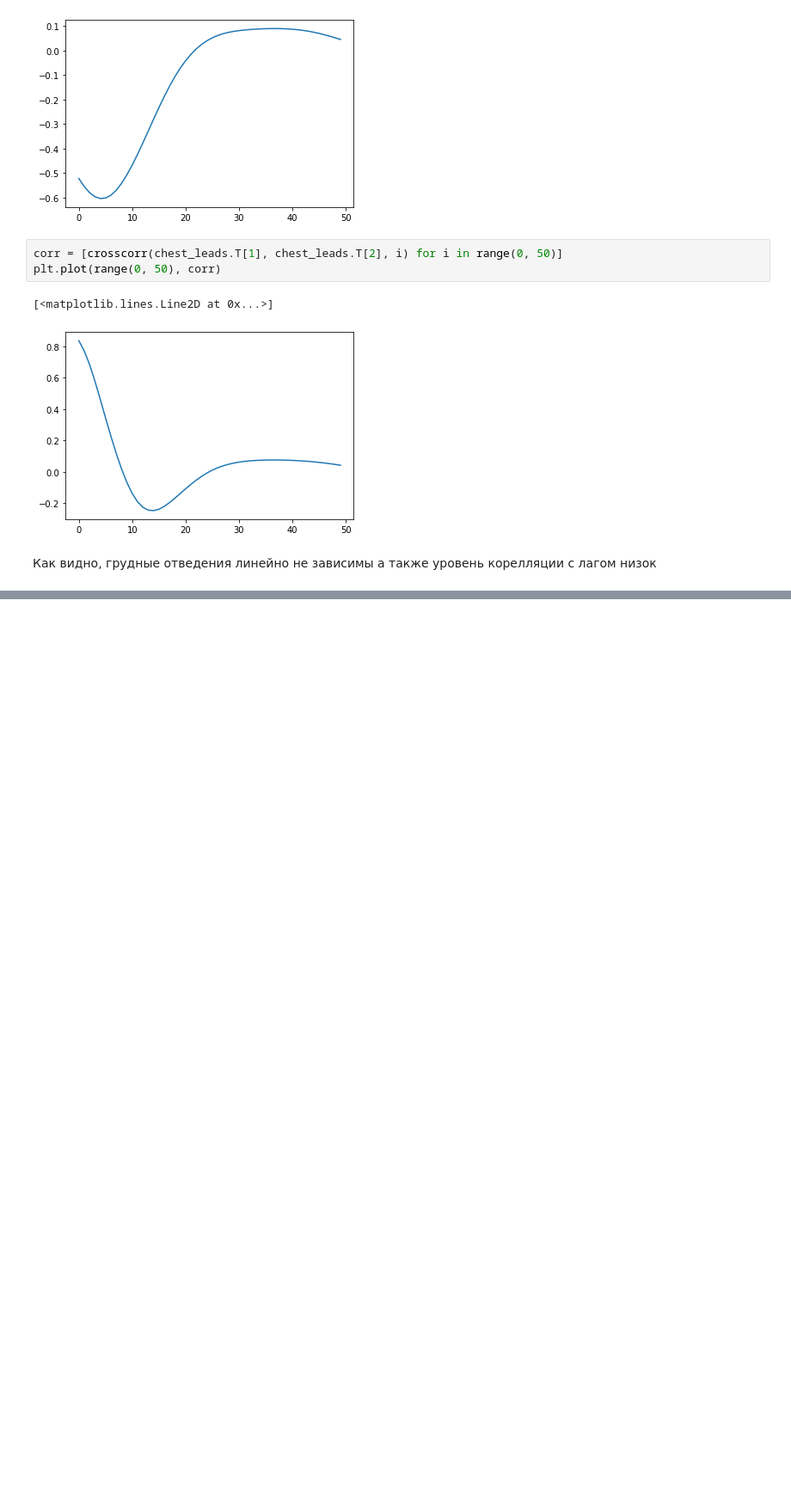
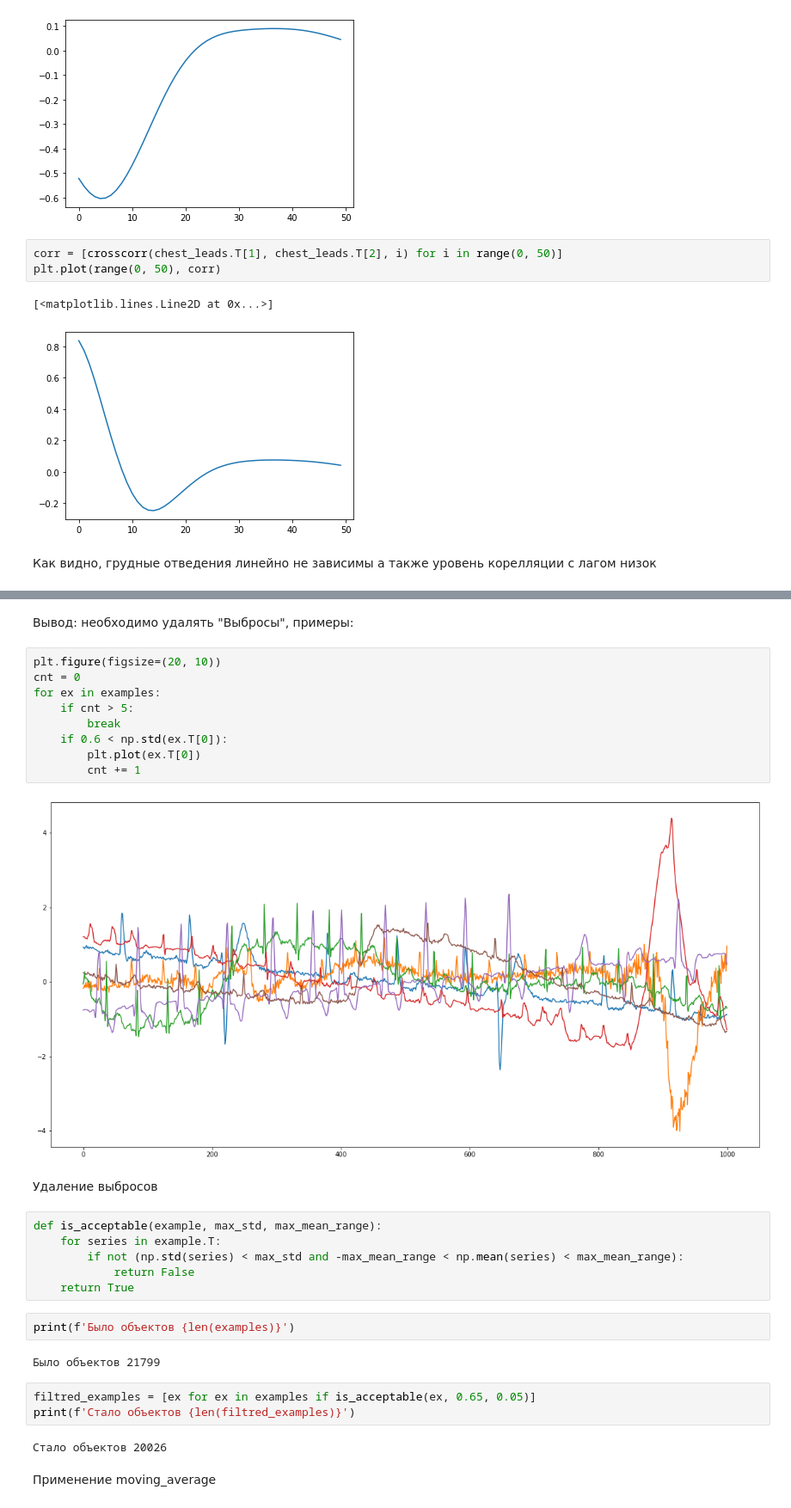
Before and after one commit to AKovalyuk/ecg-classification, a Jupyter notebook: notebook.ipynb, the cells around one changed output, grey strips where cells are left out. Shown: that part at 86% size. Cells and saved outputs as stored; diff of their text form; blank space fills up the shorter version.

```diff
--- a/notebook.ipynb
+++ b/notebook.ipynb
@@ -134,0 +223,32 @@ plt.plot(range(0, 50), corr)
+# %% [markdown]
+Вывод: необходимо удалять "Выбросы", примеры:
+# %%
+plt.figure(figsize=(20, 10))
+cnt = 0
+for ex in examples:
+    if cnt > 5:
+        break
+    if 0.6 < np.std(ex.T[0]):
+        plt.plot(ex.T[0])
+        cnt += 1
+# %% [output]
+[figure, added]
+# %% [markdown]
+Удаление выбросов
+# %%
+def is_acceptable(example, max_std, max_mean_range):
+    for series in example.T:
+        if not (np.std(series) < max_std and -max_mean_range < np.mean(series) < max_mean_range):
+            return False
+    return True
+# %%
+print(f'Было объектов {len(examples)}')
+# %% [output]
+Было объектов 21799
+# %%
+filtred_examples = [ex for ex in examples if is_acceptable(ex, 0.65, 0.05)]
+print(f'Стало объектов {len(filtred_examples)}')
+# %% [output]
+Стало объектов 20026
+# %% [markdown]
+Применение moving_average
```
Also changed, not shown: parts of 18 cells of this notebook, 1 other file.
